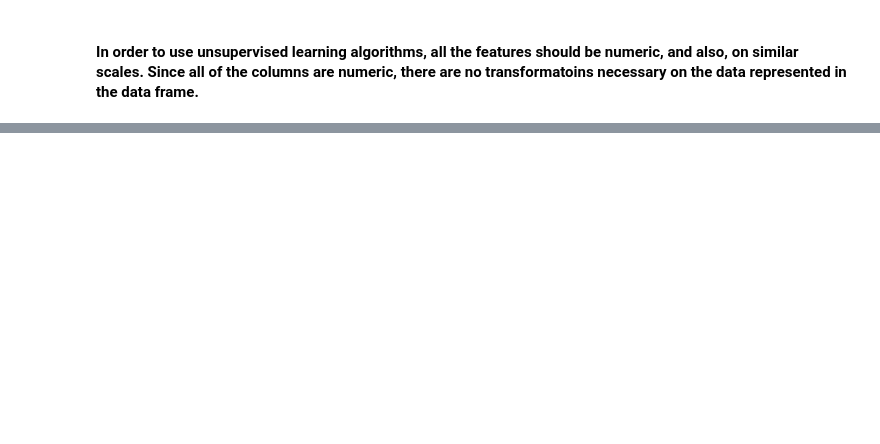
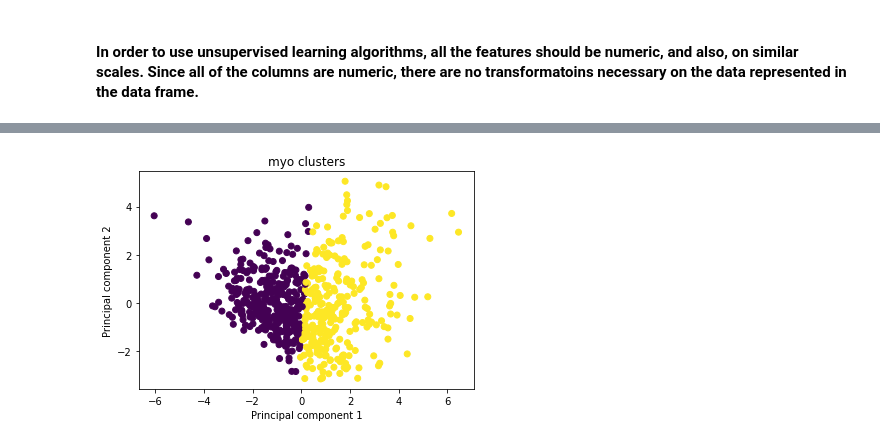
Before and after one commit to mcmanuscw/unsupervised-machine-learning-challenge, a Jupyter notebook: myopia_unsup.ipynb, the cells around one changed output, grey strips where cells are left out. Drawn from its saved outputs; the diff is of its cells as text; code cells hidden in the pictures; blank space fills up the shorter version.

```diff
--- a/myopia_unsup.ipynb
+++ b/myopia_unsup.ipynb
@@ -113,0 +197,15 @@ new_df.to_csv(file_path, index=False)
+# %%
+# Predicting clusters with k=3
+
+# Initialize the k-means model
+model = KMeans(n_clusters=2, random_state=0)
+
+# Fit the model
+model.fit(df_myo_pca)
+
+# Predict clusters
+predictions = model.predict(df_myo_pca)
+
+# Add the predicted class column to the dataframe
+df_myo_pca["class"] = model.labels_
+df_myo_pca.head()
@@ -113,0 +219,9 @@ new_df.to_csv(file_path, index=False)
+# %%
+# Visualize the clusters
+plt.scatter(x=df_myo_pca['principal component 1'], y=df_myo_pca['principal component 2'], c=df_myo_pca['class'])
+plt.xlabel('Principal component 1')
+plt.ylabel('Principal component 2')
+plt.title('myo clusters')
+plt.show()
+# %% [output]
+[figure, added]
```
Also changed, not shown: parts of 21 cells of this notebook, 2 other files.
